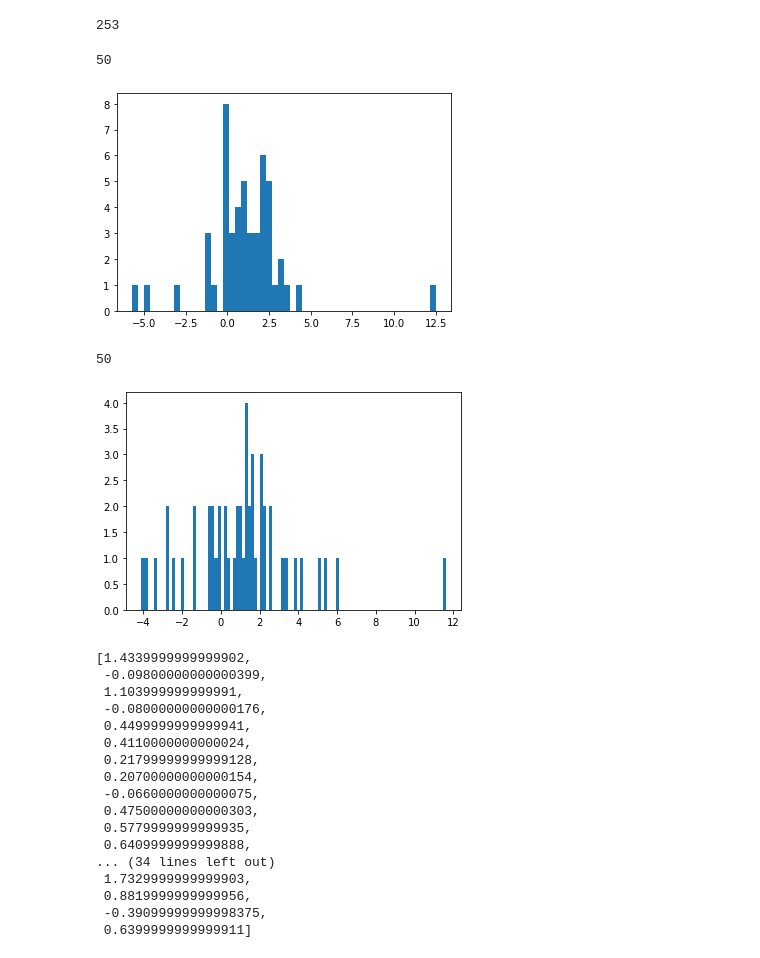
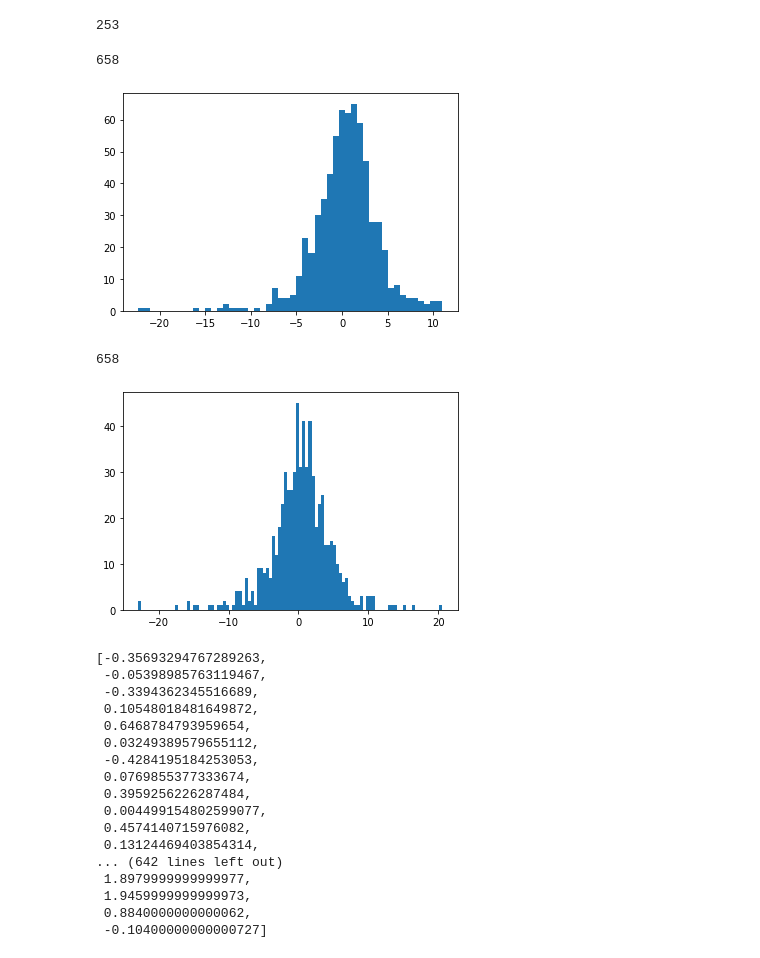
Before and after one commit to VioletD789/Algo-Trading, a Jupyter notebook: Practice.ipynb, the cells around one changed output. Cells and saved outputs as stored; diff of their text form; code cells hidden in the pictures.

Commit message:
cleaned up code, created new file for extra content, and increased data pull. we have a higher accuracy now but consider LSTM for better performance

```diff
--- a/Practice.ipynb
+++ b/Practice.ipynb
@@ -10,7 +13,11 @@ quandl.ApiConfig.api_key = "tC5AjCkyqtgbMarYtnVU"
+# %%
+#set dates between which stock data will be pulled for a given ticker
+start_pull = "2005-01-01"
+end_pull = "2018-02-01"
 # %%
 #Adobe
 adobeSymbol = "WIKI/ADBE"
-adobeDf = quandl.get(adobeSymbol, start_date="2009-01-01", end_date="2018-02-01")
+adobeDf = quandl.get(adobeSymbol, start_date= start_pull, end_date= end_pull)
 adobeDf
 # %% [output]
 |  | Open | High | Low | Close | Volume | Ex-Dividend | Split Ratio | Adj. Open | Adj. High | Adj. Low | ... |
@@ -126,30 +116,29 @@ print(len(selected))
 # %%
 #pseudo-log-return
 def pseudoLogReturn(dataFrame, closingColumn, interval):
     column = dataFrame[closingColumn]
     rowNum = dataFrame.shape[0]
     averages = []
     for i in range(int(np.floor(rowNum/interval))):
         data = column.iloc[i*interval:(i+1)*interval]
         averages.append(np.mean(data))
     if not np.isnan(np.mean(column[(i+1)*interval:])):
         averages.append(np.mean(column[(i+1)*interval:]))
 
     result = []
     for i in range(1,len(averages)):
         temp = np.log(averages[i]/averages[i-1])*100
         result.append(temp)
     return result
 
 
-
-pseudo = pseudoLogReturn(selected, "Adj. Close", 5)
+pseudo = pseudoLogReturn(adobeDf, "Adj. Close", 5)
 print(len(pseudo))
-plt.hist(pseudoLogReturn(selected, "Adj. Close", 5),bins=50)
+plt.hist(pseudoLogReturn(adobeDf, "Adj. Close", 5),bins=50)
 plt.show()
 # %% [output]
-50
+658
-[figure, old version]
+[figure, new version]
 # %%
 #log return
 def logReturn(dataFrame, closingColumn, interval):
@@ -167,13 +156,14 @@ def logReturn(dataFrame, closingColumn, interval):
         result.append(temp)
     return result
 
-log = logReturn(selected, "Adj. Close", 5)
+
+log = logReturn(adobeDf, "Adj. Close", 5)
 print(len(log))
-plt.hist(logReturn(selected, "Adj. Close", 5),bins=100)
+plt.hist(logReturn(adobeDf, "Adj. Close", 5),bins=100)
 plt.show()
 # %% [output]
-50
+658
-[figure, old version]
+[figure, new version]
 # %%
 #5-day trend
 def trend(dataFrame, closingColumn, interval):
@@ -190,27 +180,27 @@ def trend(dataFrame, closingColumn, interval):
         #coeff.append(tuple(np.polyfit(x,data,1)))
     return coeff
 
-trendSlope = [coeff[0] for coeff in trend(selected, "Adj. Close", 5)]
 
+trendSlope = [coeff[0] for coeff in trend(adobeDf, "Adj. Close", 5)]
 trendSlope
 # %% [output]
-[1.4339999999999902,
- -0.09800000000000399,
- 1.103999999999991,
- -0.08000000000000176,
- 0.4499999999999941,
- 0.4110000000000024,
- 0.21799999999999128,
- 0.20700000000000154,
- -0.0660000000000075,
- 0.47500000000000303,
- 0.5779999999999935,
- 0.6409999999999888,
-... (34 lines left out)
- 1.7329999999999903,
- 0.8819999999999956,
- -0.39099999999998375,
- 0.6399999999999911]
+[-0.35693294767289263,
+ -0.05398985763119467,
+ -0.3394362345516689,
+ 0.10548018481649872,
+ 0.6468784793959654,
+ 0.03249389579655112,
+ -0.4284195184253053,
+ 0.0769855377333674,
+ 0.3959256226287484,
+ 0.004499154802599077,
+ 0.4574140715976082,
+ 0.13124469403854314,
+... (642 lines left out)
+ 1.8979999999999977,
+ 1.9459999999999973,
+ 0.8840000000000062,
+ -0.10400000000000727]
 # %%
 ######create table that groups adj closing prices for each trend group (5 days) and gives their average and standard deviationn
 
```
Also changed, not shown: parts of 29 cells of this notebook.
